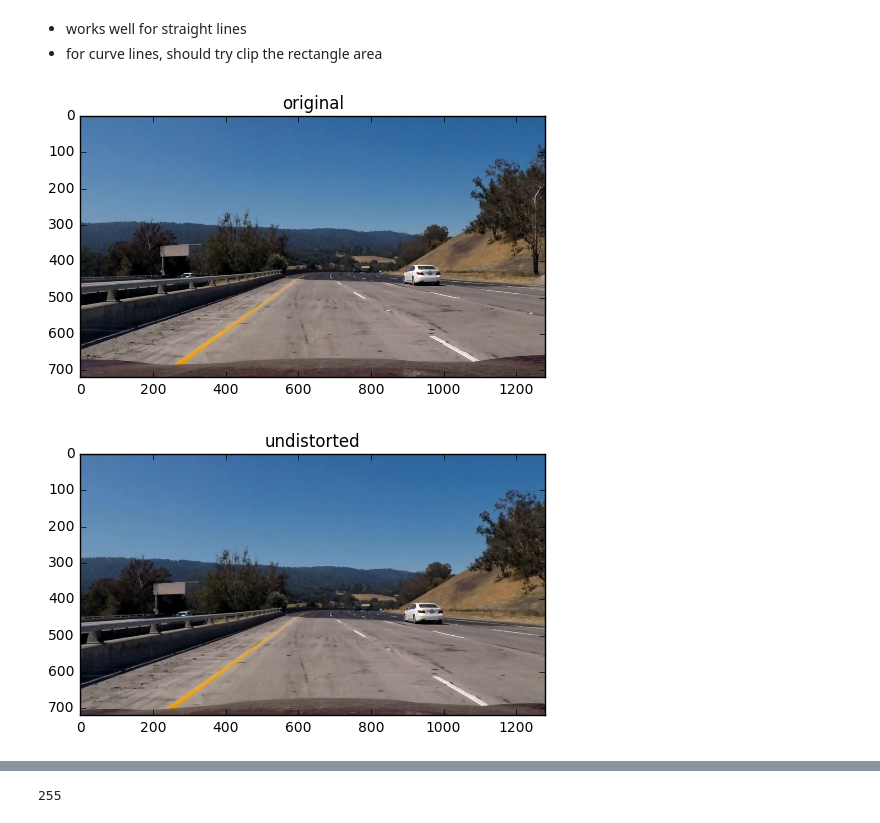
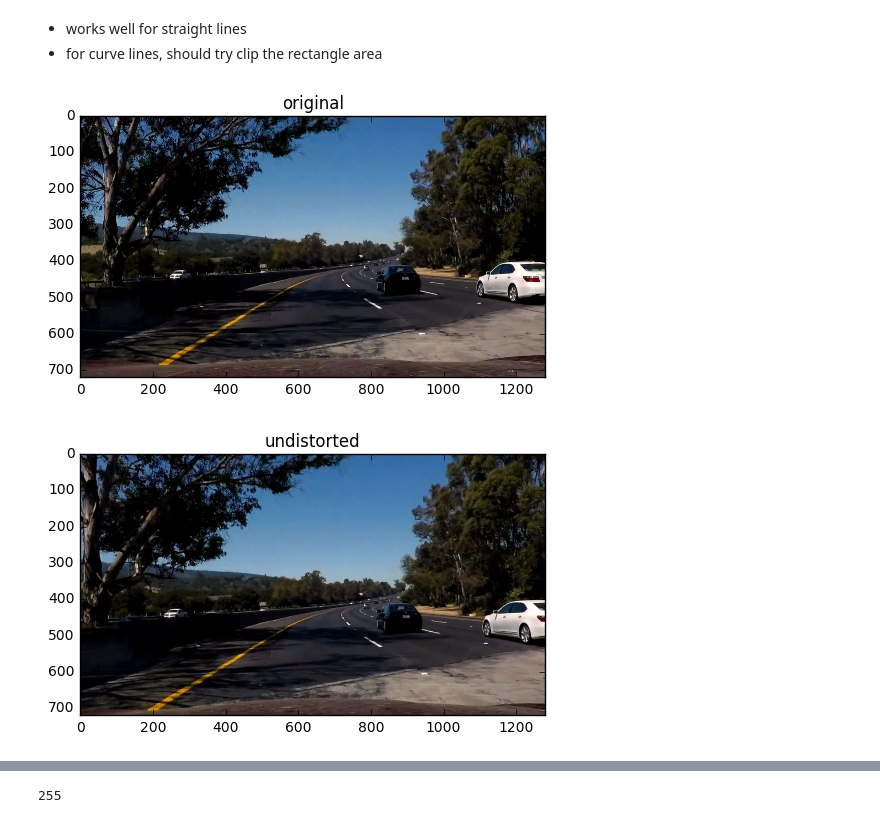
Before and after one commit to xysun/CarND-AdvancedLaneFinding-P4, a Jupyter notebook: P4 playground.ipynb, the cells around one changed output, grey strips where cells are left out. Cells and saved outputs as stored; diff of their text form; code cells hidden in the pictures.

```diff
--- a/P4 playground.ipynb
+++ b/P4 playground.ipynb
@@ -86,22 +86,22 @@ with open('calibration.pickle', 'rb') as f:  # Python 3: open(..., 'rb')
 # %%
 # test images
 %matplotlib inline
-fname = 'input_sequence/problem_input 011.jpg'
+fname = 'input_sequence/problem_input 039.jpg'
 img = mpimg.imread(fname)
 undistorted = cv2.undistort(img, mtx, dist, None, mtx)
 
 plt.figure(1)
 plt.title('original')
 plt.imshow(img)
 
 plt.figure(2)
 plt.title('undistorted')
 plt.imshow(undistorted)
 
 plt.show()
 # %% [output]
-[figure, old version]
+[figure, new version]
-[figure, old version]
+[figure, new version]
 # %%
 # color transform and gradients
 %matplotlib inline
```
Also changed, not shown: parts of 12 cells of this notebook, 1 other file.
